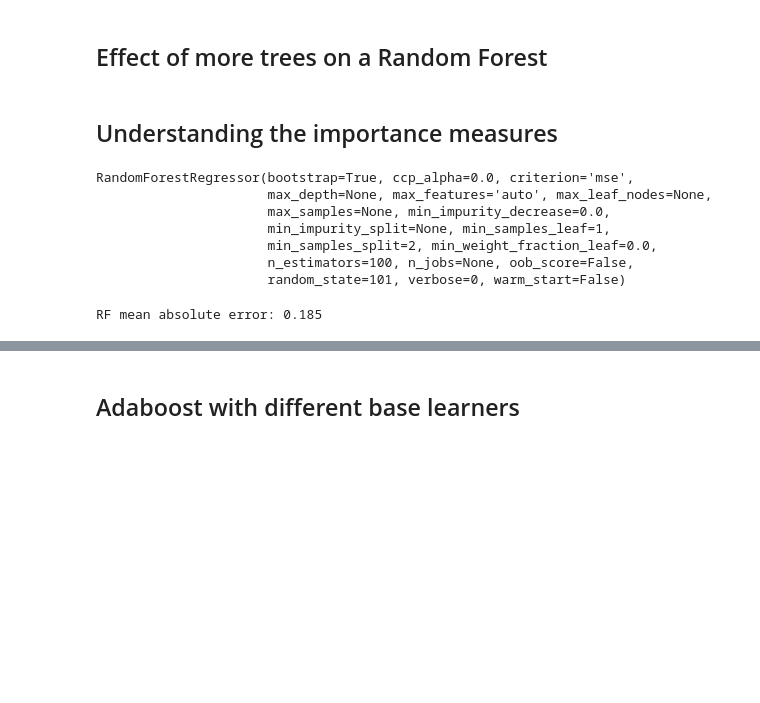
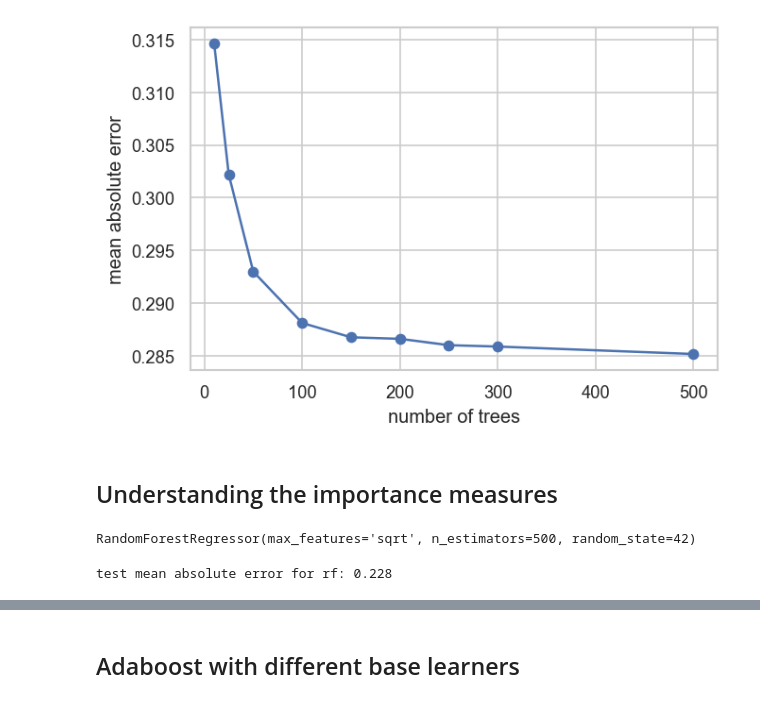
Before and after one commit to lmassaron/ml4dummies_2ed, a Jupyter notebook: ch_16/ML4D2D; 16; Resorting to Ensembles of Learners.ipynb, the cells around one changed output, grey strips where cells are left out. Saved outputs shown, nothing was run; the diff lists cells and outputs as text; code cells hidden in the pictures; blank space fills up the shorter version.

```diff
--- a/ch_16/ML4D2D; 16; Resorting to Ensembles of Learners.ipynb
+++ b/ch_16/ML4D2D; 16; Resorting to Ensembles of Learners.ipynb
@@ -26,5 +25,3 @@ y_train = train.iloc[:,0]
 
 X_test = test.iloc[:,1:]
 y_test = test.iloc[:,0]
-# %% [markdown]
-## Effect of more trees on a Random Forest
@@ -46,32 +42,28 @@ train_scores, test_scores = validation_curve(rf,
 # %%
 import matplotlib.pyplot as plt
 fig, ax = plt.subplots(dpi=120)
-plt.plot(series, test_scores.mean(axis=1), '-o')
+plt.plot(series, test_scores, '-o')
 plt.xlabel('number of trees')
 plt.ylabel('mean absolute error')
 plt.show()
+# %% [output]
+[figure, added]
 # %% [markdown]
 ## Understanding the importance measures
 # %%
 from sklearn.inspection import permutation_importance
 # %%
-rf = RandomForestRegressor(random_state=101)
+rf = RandomForestRegressor(n_estimators=500,
+                           max_features='sqrt',
+                           random_state=42)
 rf.fit(X_train, y_train)
 # %% [output]
-RandomForestRegressor(bootstrap=True, ccp_alpha=0.0, criterion='mse',
-                      max_depth=None, max_features='auto', max_leaf_nodes=None,
-                      max_samples=None, min_impurity_decrease=0.0,
-                      min_impurity_split=None, min_samples_leaf=1,
-                      min_samples_split=2, min_weight_fraction_leaf=0.0,
-                      n_estimators=100, n_jobs=None, oob_score=False,
-                      random_state=101, verbose=0, warm_start=False)
+RandomForestRegressor(max_features='sqrt', n_estimators=500, random_state=42)
 # %%
-from sklearn.metrics import mean_absolute_error
-
 preds = rf.predict(X_test)
 mae = mean_absolute_error(y_test, preds)
-print(f"RF mean absolute error: {mae:0.3}")
+print(f"test mean absolute error for rf: {mae:0.3}")
 # %% [output]
-RF mean absolute error: 0.185
+test mean absolute error for rf: 0.228
 # %%
 result = permutation_importance(rf, X_test,
```
Also changed, not shown: parts of 11 cells of this notebook.
